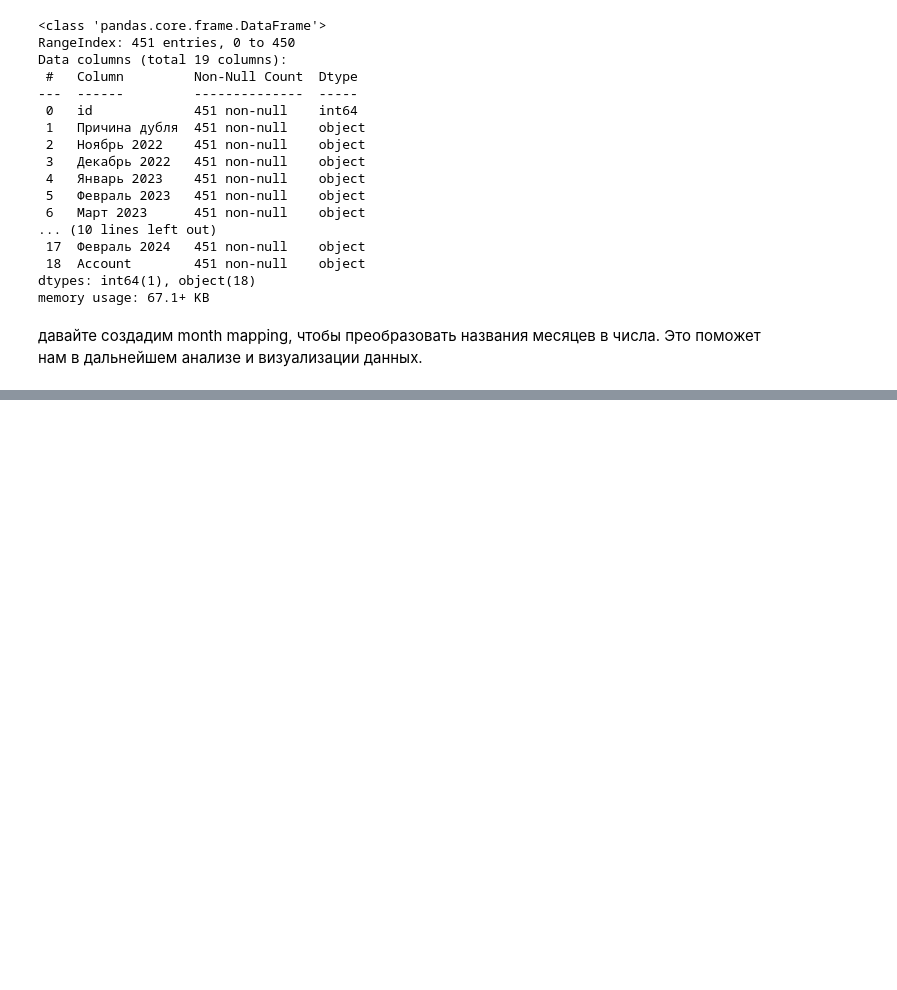
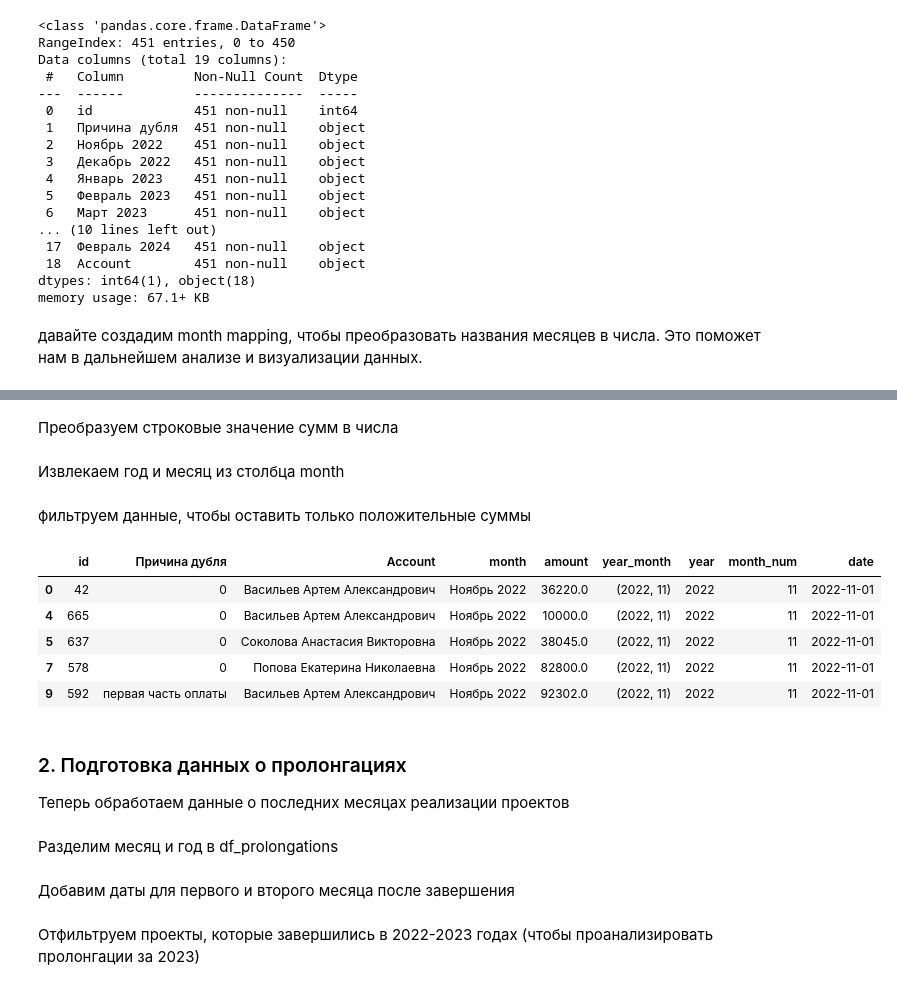
Before and after one commit to datpetr/prolongantion, a Jupyter notebook: prolognation.ipynb, the cells around one changed output, grey strips where cells are left out. Cells and saved outputs as stored; diff of their text form; code cells hidden in the pictures; blank space fills up the shorter version.

```diff
--- a/prolognation.ipynb
+++ b/prolognation.ipynb
@@ -355,0 +195,36 @@ print(df_annual_coeffs_pivot)
+# %% [markdown]
+Преобразуем строковые значение сумм в числа
+# %%
+df_financial_melted['amount'] = df_financial_melted['amount'].replace('стоп', '0')
+df_financial_melted['amount'] = df_financial_melted['amount'].replace('в ноль', '0')
+df_financial_melted['amount'] = df_financial_melted['amount'].replace('end', '0')  # Добавляем обработку строки 'end'
+df_financial_melted['amount'] = df_financial_melted['amount'].astype(str).str.replace(' ', '').str.replace('\xa0', '').str.replace(',', '.').astype(float)
+# %% [markdown]
+Извлекаем год и месяц из столбца month
+# %%
+df_financial_melted['year_month'] = df_financial_melted['month'].map(extended_month_map)
+df_financial_melted = df_financial_melted.dropna(subset=['year_month'])
+# %%
+df_financial_melted['year'] = df_financial_melted['year_month'].apply(lambda x: x[0])
+df_financial_melted['month_num'] = df_financial_melted['year_month'].apply(lambda x: x[1])
+df_financial_melted['date'] = pd.to_datetime(df_financial_melted['year'].astype(int).astype(str) + '-' +
+                                            df_financial_melted['month_num'].astype(int).astype(str) + '-01')
+# %% [markdown]
+фильтруем данные, чтобы оставить только положительные суммы
+# %%
+df_financial_melted = df_financial_melted[df_financial_melted['amount'] > 0]
+# %%
+df_financial_melted.head()
+# %% [output]
+|  | id | Причина дубля | Account | month | amount | year_month | year | month_num | date |
+| 0 | 42 | 0 | Васильев Артем Александрович | Ноябрь 2022 | 36220.0 | (2022, 11) | 2022 | 11 | 2022-11-01 |
+| 4 | 665 | 0 | Васильев Артем Александрович | Ноябрь 2022 | 10000.0 | (2022, 11) | 2022 | 11 | 2022-11-01 |
+| 5 | 637 | 0 | Соколова Анастасия Викторовна | Ноябрь 2022 | 38045.0 | (2022, 11) | 2022 | 11 | 2022-11-01 |
+| 7 | 578 | 0 | Попова Екатерина Николаевна | Ноябрь 2022 | 82800.0 | (2022, 11) | 2022 | 11 | 2022-11-01 |
+| 9 | 592 | первая часть оплаты | Васильев Артем Александрович | Ноябрь 2022 | 92302.0 | (2022, 11) | 2022 | 11 | 2022-11-01 |
+# %% [markdown]
+### 2. Подготовка данных о пролонгациях
+
+Теперь обработаем данные о последних месяцах реализации проектов
+# %% [markdown]
+Разделим месяц и год в df_prolongations
@@ -355,0 +237,2 @@ print(df_annual_coeffs_pivot)
+# %% [markdown]
+Добавим даты для первого и второго месяца после завершения
@@ -355,0 +242,2 @@ print(df_annual_coeffs_pivot)
+# %% [markdown]
+Отфильтруем проекты, которые завершились в 2022-2023 годах (чтобы проанализировать пролонгации за 2023)
```
Also changed, not shown: parts of 30 cells of this notebook.
